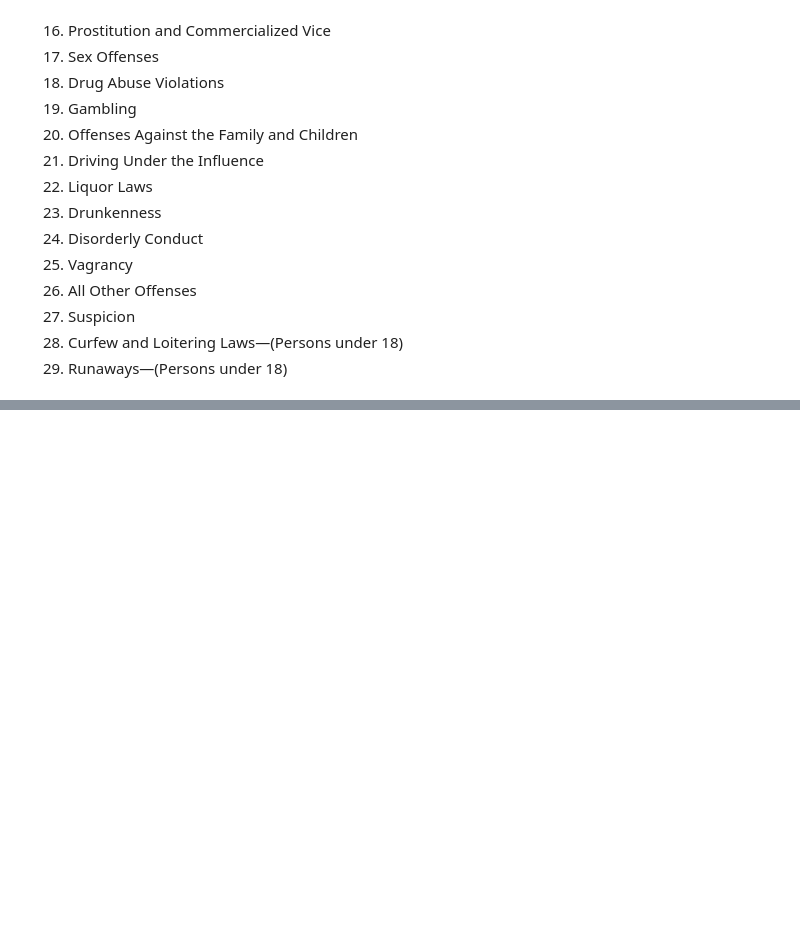
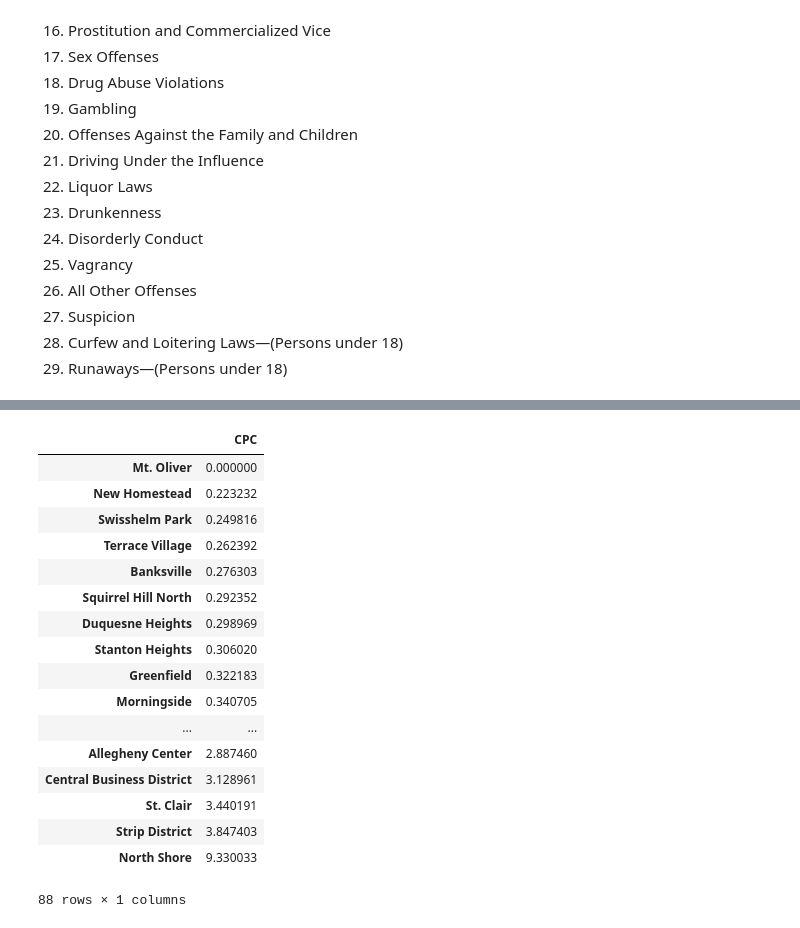
Before and after one commit to AlexHaskovec/final-project, a Jupyter notebook: notebook.ipynb, the cells around one changed output, grey strips where cells are left out. Cells and saved outputs as stored; diff of their text form; code cells hidden in the pictures; blank space fills up the shorter version.

```diff
--- a/notebook.ipynb
+++ b/notebook.ipynb
@@ -87,0 +89,22 @@ DRIVING UNDER INFLUENCE
+# %%
+
+big_hoods.sort_values(by=['CPC'])
+# %% [output]
+|  | CPC |
+| Mt. Oliver | 0.000000 |
+| New Homestead | 0.223232 |
+| Swisshelm Park | 0.249816 |
+| Terrace Village | 0.262392 |
+| Banksville | 0.276303 |
+| Squirrel Hill North | 0.292352 |
+| Duquesne Heights | 0.298969 |
+| Stanton Heights | 0.306020 |
+| Greenfield | 0.322183 |
+| Morningside | 0.340705 |
+| ... | ... |
+| Allegheny Center | 2.887460 |
+| Central Business District | 3.128961 |
+| St. Clair | 3.440191 |
+| Strip District | 3.847403 |
+| North Shore | 9.330033 |
+88 rows × 1 columns
```
Also changed, not shown: parts of 3 cells of this notebook, 1 other file.
